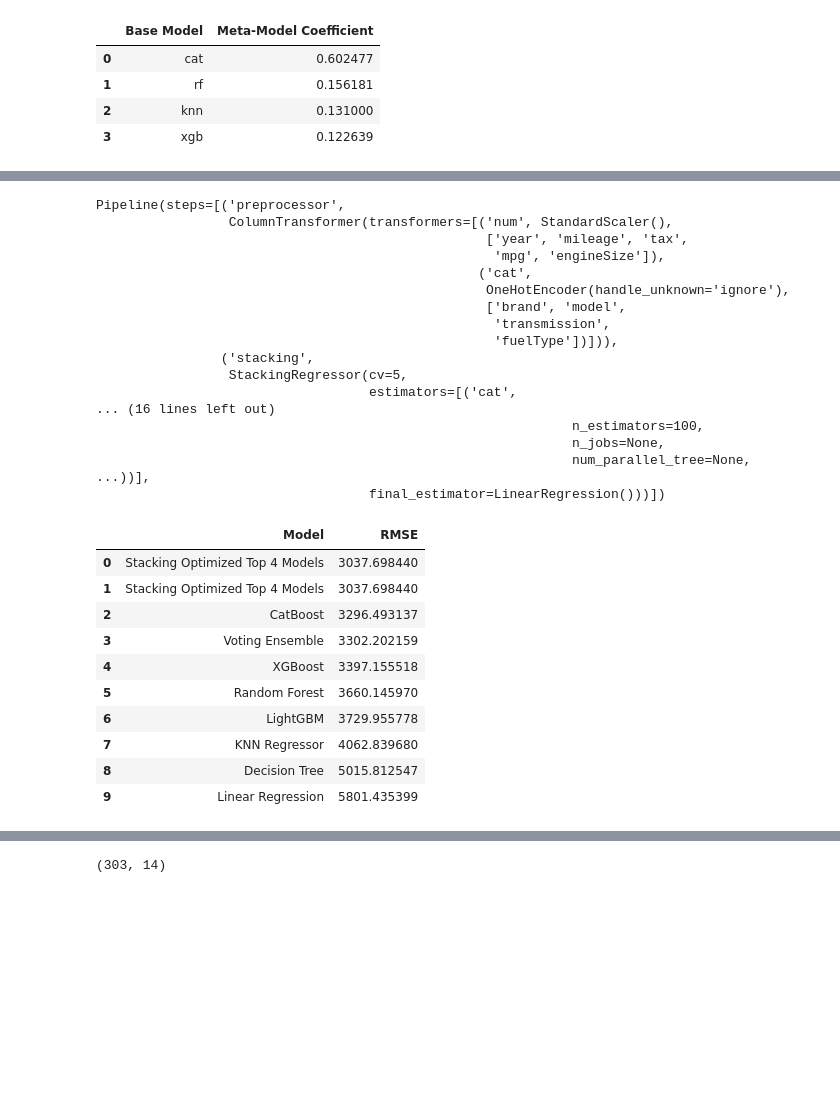
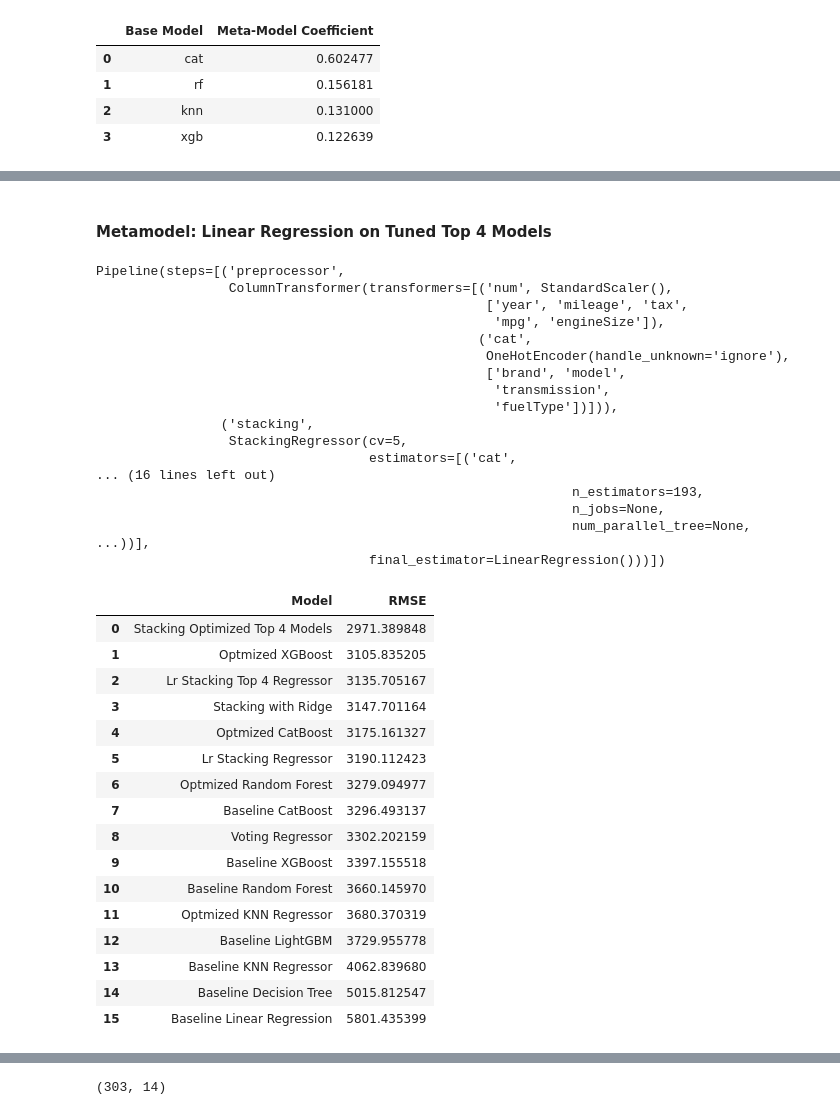
Before and after one commit to Lizhen0909/STAT303-3-class-notes, a Jupyter notebook: voting_stacking.ipynb, the cells around one changed output, grey strips where cells are left out. Cells and saved outputs as stored; diff of their text form; code cells hidden in the pictures; blank space fills up the shorter version.

```diff
--- a/voting_stacking.ipynb
+++ b/voting_stacking.ipynb
@@ -392,6 +400,6 @@ Stacking Regressor RMSE: 3147.70
 # %%
 # Append the Stacking Regressor result to results_df
-reg_results_df.loc[len(reg_results_df.index)] = ['Stacking Regressor', rmse_stack]
+reg_results_df.loc[len(reg_results_df.index)] = ['Lr Stacking Regressor', rmse_stack]
 
 # Sort by RMSE in ascending order and reset index
 reg_results_df = reg_results_df.sort_values(by='RMSE', ascending=True).reset_index(drop=True)
@@ -720 +737,9 @@ optimized_estimators = [
+# %%
+# Define models to evaluate
+tuned_regressor_models = {
+    'Optmized KNN Regressor': knn_tuned,
+    'Optmized Random Forest': rf_tuned,
+    'Optmized XGBoost': xgb_tuned,
+    'Optmized CatBoost': catboost_tuned
+}
 # %%
@@ -760,22 +795,28 @@ tuned_results_df
+# %% [markdown]
+#### Metamodel:  Linear Regression on Tuned Top 4 Models
+# %%
+# define top 4 optimized base models
+tuned_top4_regressor_list = [
+    ('cat', catboost_tuned),
+    ('rf', rf_tuned),
+    ('knn', knn_tuned),
+    ('xgb', xgb_tuned)
+]
 # %%
-
-# Meta-model
-meta_model = LinearRegression()
-
 # Build the stacking ensemble
-stacking_optimized_top4 = StackingRegressor(
-    estimators=optimized_estimators,
-    final_estimator=meta_model,
+stacking_tuned_top4 = StackingRegressor(
+    estimators=tuned_top4_regressor_list,
+    final_estimator=LinearRegression(),
     cv=5
 )
 # Create pipeline with preprocessing
-stacking_top4_pipeline = Pipeline(steps=[
+stacking_tuned_top4_pipeline = Pipeline(steps=[
     ('preprocessor', preprocessor),
-    ('stacking', stacking_optimized_top4)
+    ('stacking', stacking_tuned_top4)
 ])
 
 # Fit the pipeline
-stacking_top4_pipeline.fit(X_train, y_train)
+stacking_tuned_top4_pipeline.fit(X_train, y_train)
 # %% [output]
 Pipeline(steps=[('preprocessor',
                  ColumnTransformer(transformers=[('num', StandardScaler(),
@@ -790,32 +831,38 @@ Pipeline(steps=[('preprocessor',
                  StackingRegressor(cv=5,
                                    estimators=[('cat',
 ... (16 lines left out)
-                                                             n_estimators=100,
+                                                             n_estimators=193,
                                                              n_jobs=None,
                                                              num_parallel_tree=None, ...))],
                                    final_estimator=LinearRegression()))])
 # %%
 # Predict and evaluate
-y_pred_top4_optimized = stacking_top4_pipeline.predict(X_test)
-rmse_top4_optimized = root_mean_squared_error(y_test, y_pred_top4_optimized)
+y_pred_top4_tuned = stacking_tuned_top4_pipeline.predict(X_test)
+rmse_top4_tuned = root_mean_squared_error(y_test, y_pred_top4_tuned)
 
 # Add result to results_df
-reg_results_df.loc[len(reg_results_df.index)] = ['Stacking Optimized Top 4 Models', rmse_top4_optimized]
+reg_results_df.loc[len(reg_results_df.index)] = ['Stacking Optimized Top 4 Models', rmse_top4_tuned]
 
 # Sort and reset index
 reg_results_df = reg_results_df.sort_values(by='RMSE', ascending=True).reset_index(drop=True)
 
 # Display results
 reg_results_df
 # %% [output]
 |  | Model | RMSE |
-| 0 | Stacking Optimized Top 4 Models | 3037.698440 |
-| 1 | Stacking Optimized Top 4 Models | 3037.698440 |
-| 2 | CatBoost | 3296.493137 |
-| 3 | Voting Ensemble | 3302.202159 |
-| 4 | XGBoost | 3397.155518 |
-| 5 | Random Forest | 3660.145970 |
-| 6 | LightGBM | 3729.955778 |
-| 7 | KNN Regressor | 4062.839680 |
-| 8 | Decision Tree | 5015.812547 |
-| 9 | Linear Regression | 5801.435399 |
+| 0 | Stacking Optimized Top 4 Models | 2971.389848 |
+| 1 | Optmized XGBoost | 3105.835205 |
+| 2 | Lr Stacking Top 4 Regressor | 3135.705167 |
+| 3 | Stacking with Ridge | 3147.701164 |
+| 4 | Optmized CatBoost | 3175.161327 |
+| 5 | Lr Stacking Regressor | 3190.112423 |
+| 6 | Optmized Random Forest | 3279.094977 |
+| 7 | Baseline CatBoost | 3296.493137 |
+| 8 | Voting Regressor | 3302.202159 |
+| 9 | Baseline XGBoost | 3397.155518 |
+| 10 | Baseline Random Forest | 3660.145970 |
+| 11 | Optmized KNN Regressor | 3680.370319 |
+| 12 | Baseline LightGBM | 3729.955778 |
+| 13 | Baseline KNN Regressor | 4062.839680 |
+| 14 | Baseline Decision Tree | 5015.812547 |
+| 15 | Baseline Linear Regression | 5801.435399 |
```
Also changed, not shown: parts of 72 cells of this notebook, 12 other files.
